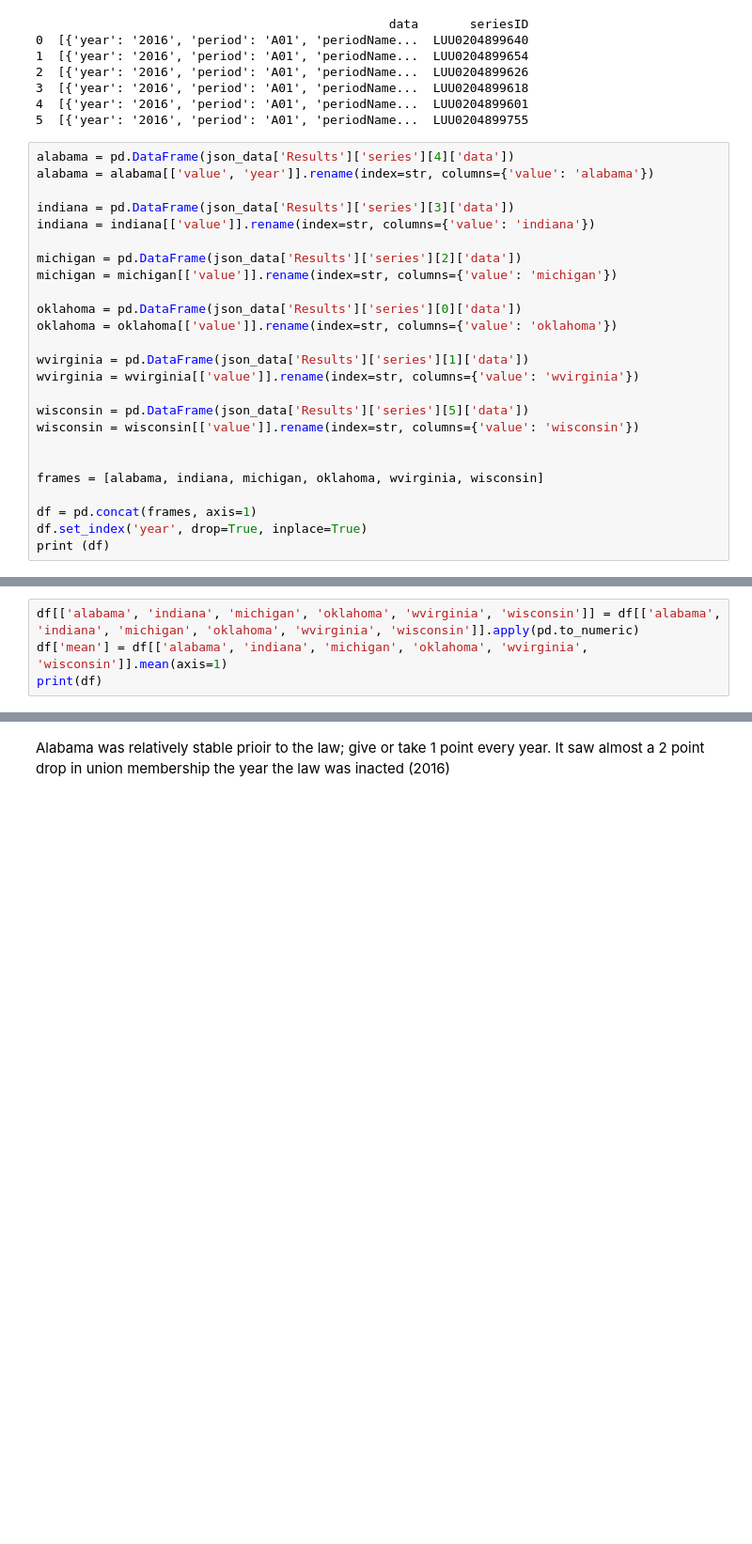
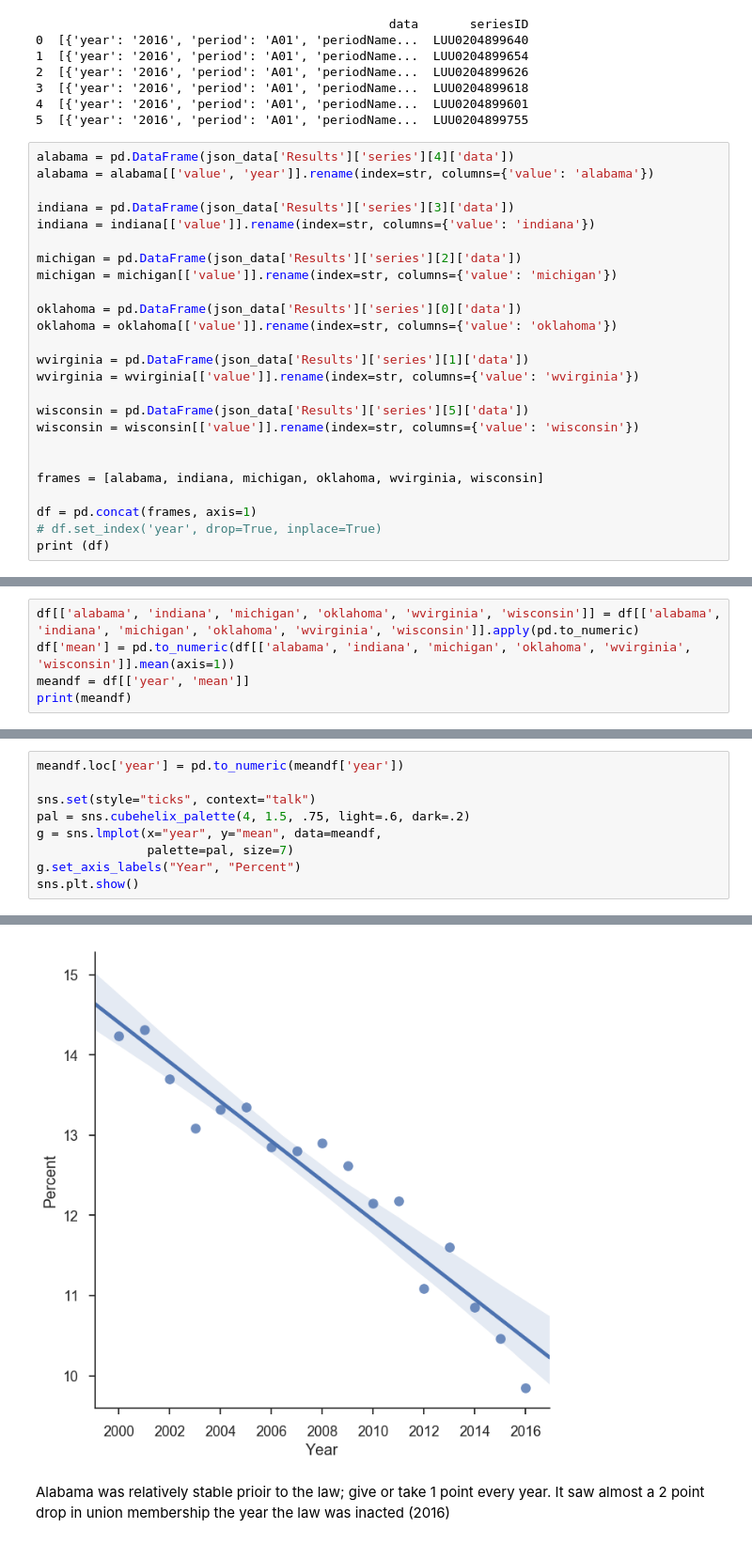
Before and after one commit to mryklis/is362_final, a Jupyter notebook: final.ipynb, the cells around one changed output, grey strips where cells are left out. Shown at 94% size. Drawn from its saved outputs; the diff is of its cells as text; blank space fills up the shorter version.

```diff
--- a/final.ipynb
+++ b/final.ipynb
@@ -52,6 +52,6 @@ wisconsin = wisconsin[['value']].rename(index=str, columns={'value': 'wisconsin'
 frames = [alabama, indiana, michigan, oklahoma, wvirginia, wisconsin]
 
 df = pd.concat(frames, axis=1)
-df.set_index('year', drop=True, inplace=True)
+# df.set_index('year', drop=True, inplace=True)
 print (df)
 # %% [output]
@@ -77,5 +76,6 @@ year
 # %%
 df[['alabama', 'indiana', 'michigan', 'oklahoma', 'wvirginia', 'wisconsin']] = df[['alabama', 'indiana', 'michigan', 'oklahoma', 'wvirginia', 'wisconsin']].apply(pd.to_numeric)
-df['mean'] = df[['alabama', 'indiana', 'michigan', 'oklahoma', 'wvirginia', 'wisconsin']].mean(axis=1)
-print(df)
+df['mean'] = pd.to_numeric(df[['alabama', 'indiana', 'michigan', 'oklahoma', 'wvirginia', 'wisconsin']].mean(axis=1))
+meandf = df[['year', 'mean']]
+print(meandf)
 # %% [output]
@@ -100,0 +100,10 @@ year
+# %%
+meandf.loc['year'] = pd.to_numeric(meandf['year'])
+
+sns.set(style="ticks", context="talk")
+pal = sns.cubehelix_palette(4, 1.5, .75, light=.6, dark=.2)
+g = sns.lmplot(x="year", y="mean", data=meandf,
+               palette=pal, size=7)
+g.set_axis_labels("Year", "Percent")
+sns.plt.show()
+# %% [output]
@@ -101,3 +118,4 @@ year
+[figure, added]
 # %% [markdown]
 Alabama was relatively stable prioir to the law; give or take 1 point every year. It saw almost a 2 point drop in union membership the year the law was inacted (2016)
 # %%
```
Also changed, not shown: parts of 7 cells of this notebook.
